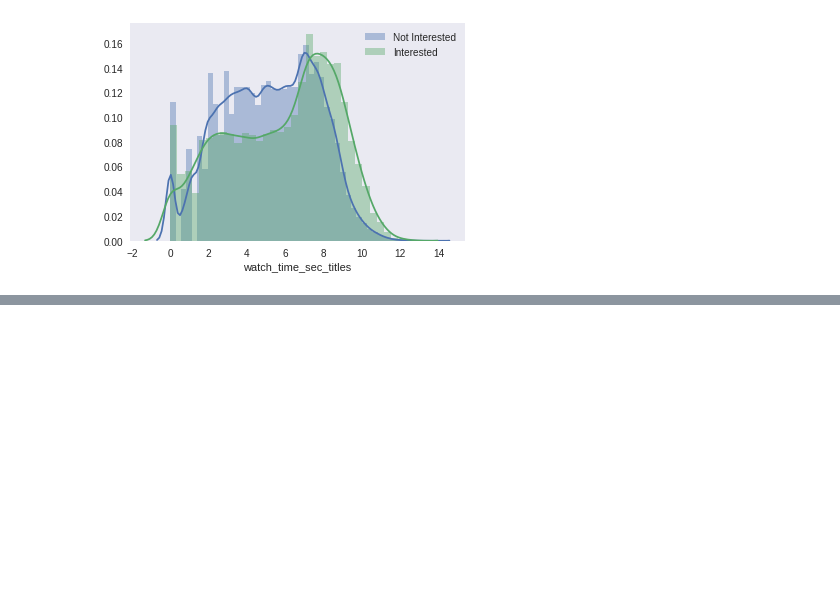
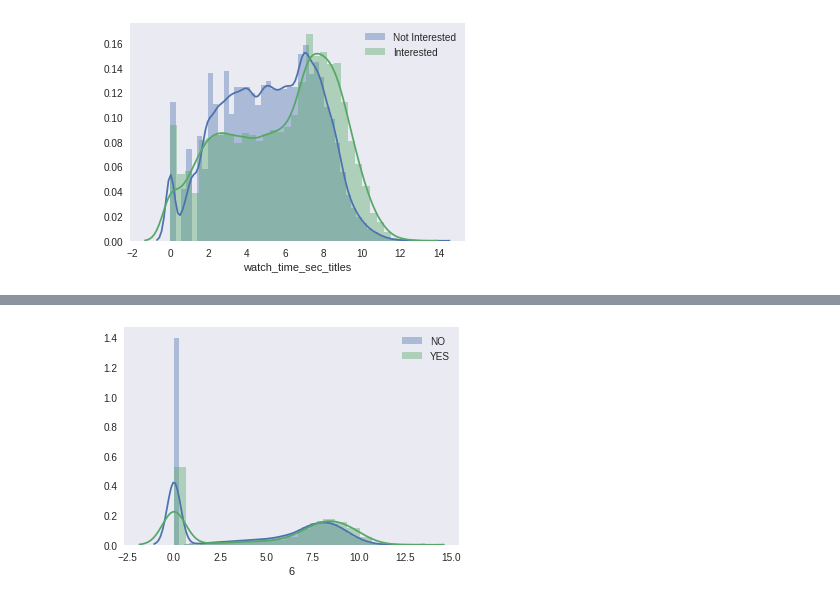
Before and after one commit to numb3r33/India_Hacks_2017, a Jupyter notebook: notebooks/Experiment4-(EDAHotstar).ipynb, the cells around one changed output, grey strips where cells are left out. Saved outputs shown, nothing was run; the diff lists cells and outputs as text; code cells hidden in the pictures; blank space fills up the shorter version.

```diff
--- a/notebooks/Experiment4-(EDAHotstar).ipynb
+++ b/notebooks/Experiment4-(EDAHotstar).ipynb
@@ -255,0 +321,6 @@ plt.legend(loc='best');
+# %%
+sns.distplot(X.loc[X.segment == 0, 6].map(np.log1p), label='NO')
+sns.distplot(X.loc[X.segment == 1, 6].map(np.log1p), label='YES')
+plt.legend(loc='best');
+# %% [output]
+[figure, added]
```
Also changed, not shown: parts of 30 cells of this notebook, 4 other files.
